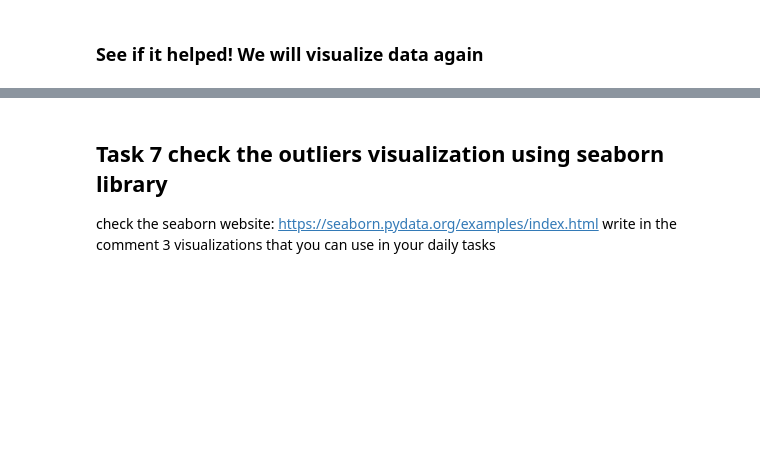
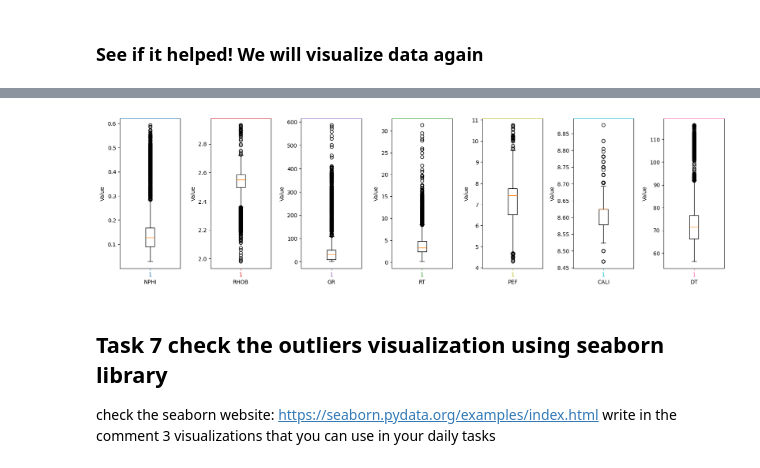
Before and after one commit to klklaudia/AI, a Jupyter notebook: AI/ML/LabKlasteryzacjaII.ipynb, the cells around one changed output, grey strips where cells are left out. Cells and saved outputs as stored; diff of their text form; code cells hidden in the pictures; blank space fills up the shorter version.

```diff
--- a/AI/ML/LabKlasteryzacjaII.ipynb
+++ b/AI/ML/LabKlasteryzacjaII.ipynb
@@ -134,9 +198,18 @@ put code for the log visualization here again and compare results write your com
 # %%
-"""
+# Set up the plot axes similar as before but use the gig size 20,5
+fig, axs = plt.subplots(ncols=7, figsize=(20,5), gridspec_kw=dict(wspace=0.5))
 
-put code for the log visualization here again and compare results write your comments
+# write a loop function similar as abowe
 
-"""
+for i, col in enumerate(df.columns):
+    axs[i].boxplot(df[col])
+    axs[i].set_xlabel(col)
+    axs[i].set_ylabel("Value")
+    axs[i].tick_params(axis='x', colors=colors[i])
+    axs[i].spines["top"].set_edgecolor(colors[i])
+    axs[i].title.set_color(colors[i])
+# %% [output]
+[figure, added]
 # %% [markdown]
 ## Task 7 check the outliers visualization using seaborn library
 
```
Also changed, not shown: parts of 38 cells of this notebook, 1 other file.
